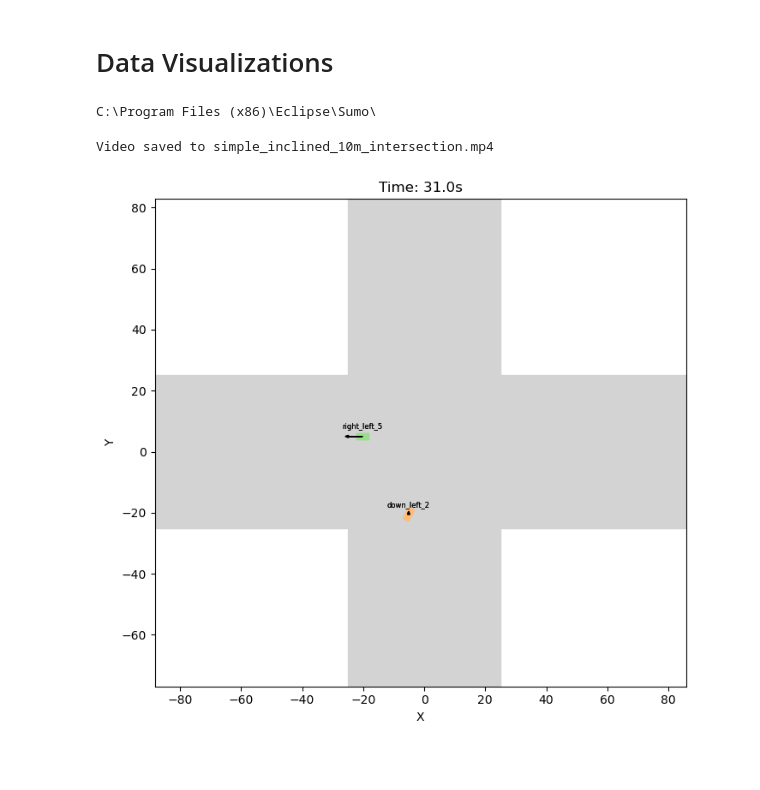
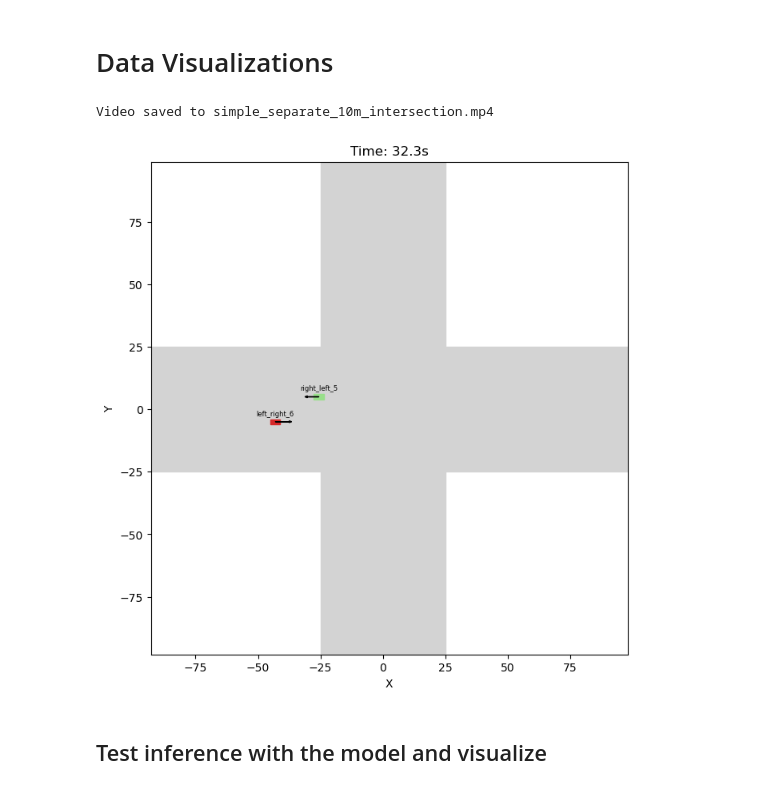
Before and after one commit to Dani13vg/Multi_Agent_Intersection, a Jupyter notebook: data_visualization.ipynb, the cells around one changed output. Saved outputs shown, nothing was run; the diff lists cells and outputs as text; code cells hidden in the pictures; blank space fills up the shorter version.

```diff
--- a/data_visualization.ipynb
+++ b/data_visualization.ipynb
@@ -105,21 +106,18 @@ def visualize_multiple_csvs_as_video(csv_folder, output_video_path='intersection
     ani = animation.FuncAnimation(fig, update, frames=len(timestamps), init_func=init, interval=interval_ms, blit=False)
     ani.save(output_video_path, writer='ffmpeg', fps=1000 // interval_ms)
     print(f"Video saved to {output_video_path}")
-# %%
-import os
-print(os.environ.get("SUMO_HOME"))
-# %% [output]
-C:\Program Files (x86)\Eclipse\Sumo\
 # %%
-path_to_csv_data = r'MTP/csv/train_inclined_10m'
-output_video_name = "simple_inclined_10m_intersection.mp4"
+path_to_csv_data = r'csv/train_1k_simple_separate_10m'
+output_video_name = "simple_separate_10m_intersection.mp4"
 
 visualize_multiple_csvs_as_video(
     csv_folder=path_to_csv_data,
     output_video_path=output_video_name,
     interval_ms=100,
     max_frames=250  # optional lenght of the video in frames (None for all frames)
 )
 # %% [output]
-Video saved to simple_inclined_10m_intersection.mp4
+Video saved to simple_separate_10m_intersection.mp4
-[figure, old version]
+[figure, new version]
+# %% [markdown]
+## Test inference with the model and visualize
```
Also changed, not shown: parts of 5 cells of this notebook.
